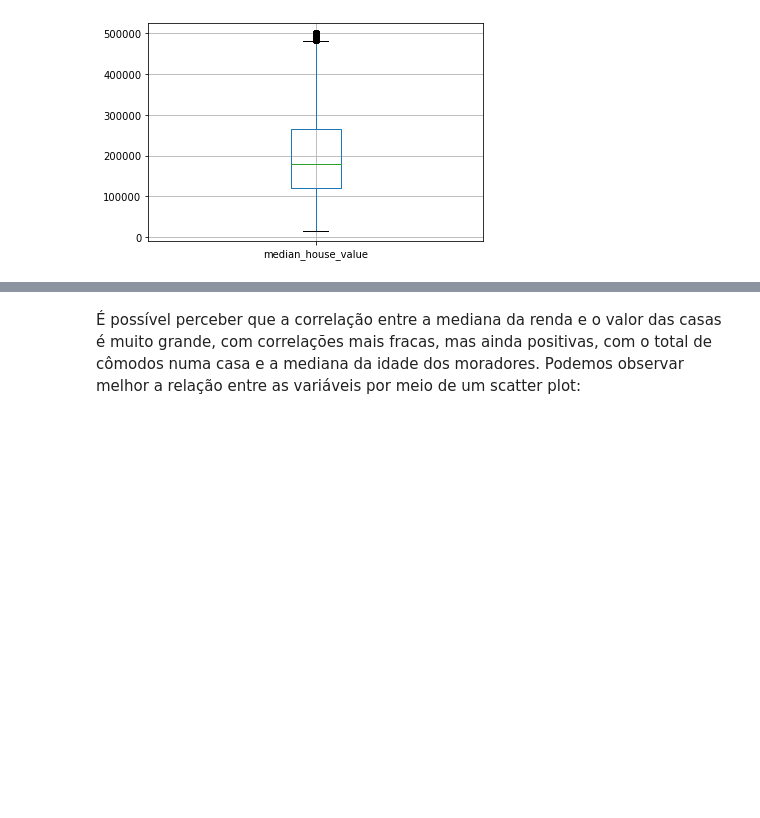
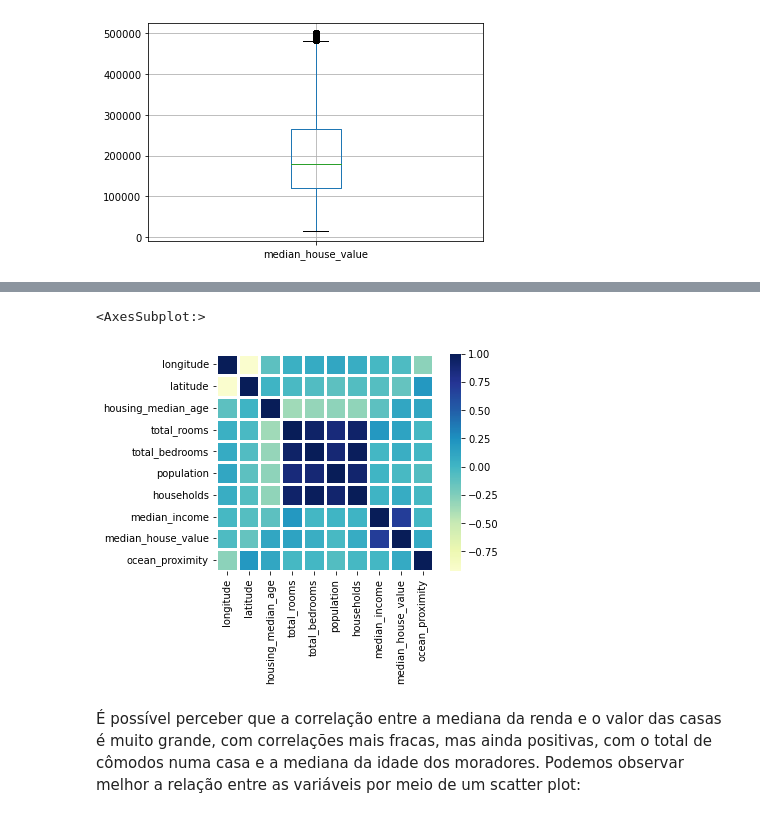
Before and after one commit to thcoelho/Hands_On_Machine_Learning, a Jupyter notebook: Cap2-Projeto_de_Aprendizado_Ponta_a_Ponta.ipynb, the cells around one changed output, grey strips where cells are left out. Saved outputs shown, nothing was run; the diff lists cells and outputs as text; code cells hidden in the pictures; blank space fills up the shorter version.

```diff
--- a/Cap2-Projeto_de_Aprendizado_Ponta_a_Ponta.ipynb
+++ b/Cap2-Projeto_de_Aprendizado_Ponta_a_Ponta.ipynb
@@ -116,6 +153,13 @@ total_rooms           0.134153
 median_income         0.688075
 median_house_value    1.000000
 Name: median_house_value, dtype: float64
+# %%
+# Visualização das correlações em uma matriz
+import seaborn as sns
+sns.heatmap(Dados.corr(), square=True, linewidths=3, center=0, cmap="YlGnBu")
+# %% [output]
+<AxesSubplot:>
+[figure, added]
 # %% [markdown]
 É possível perceber que a correlação entre a mediana da renda e o valor das casas é muito grande, com correlações mais fracas, mas ainda positivas, com o total de cômodos numa casa e a mediana da idade dos moradores. Podemos observar melhor a relação entre as variáveis por meio de um scatter plot:
 # %%
```
Also changed, not shown: parts of 8 cells of this notebook.
